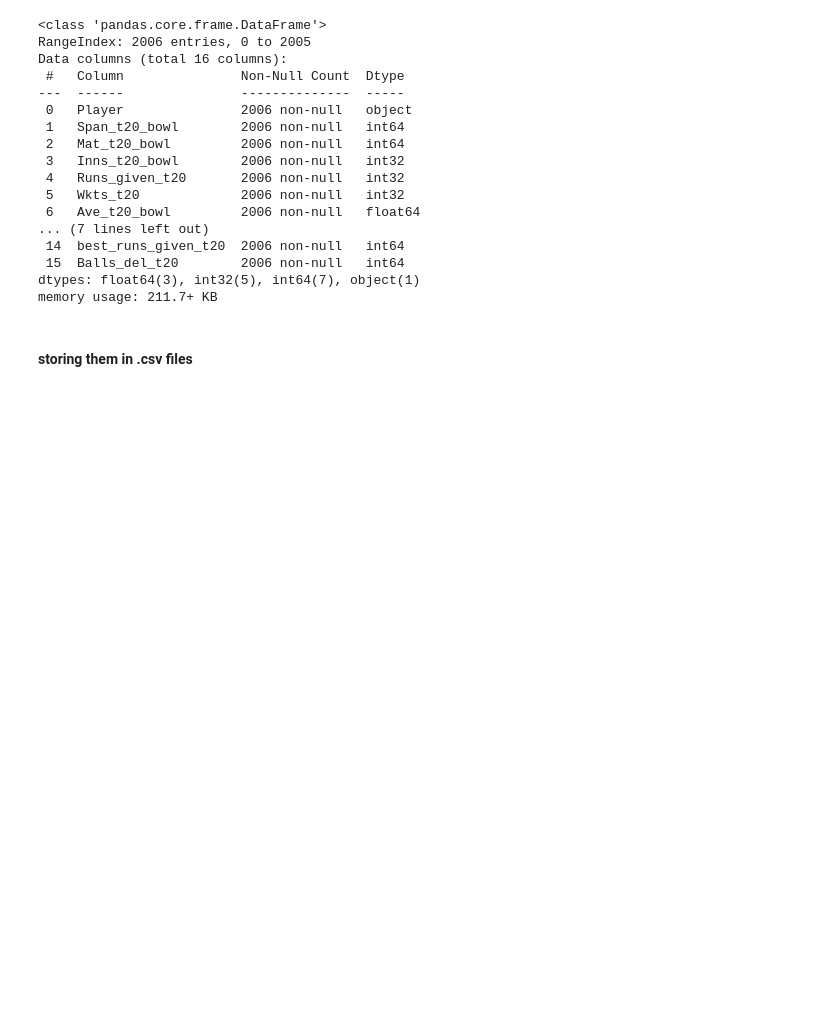
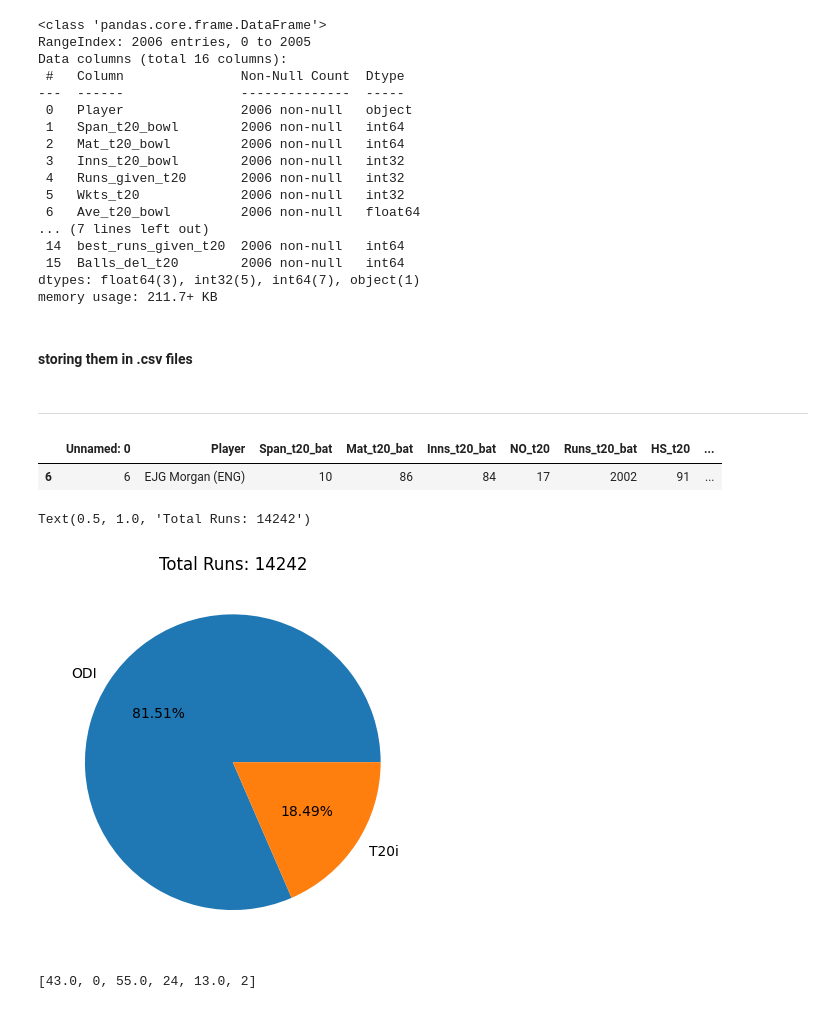
Before and after one commit to shivam-paul-19/cricket-player-analyzer, a Jupyter notebook: data_cleaning.ipynb, the cells around one changed output. Cells and saved outputs as stored; diff of their text form; code cells hidden in the pictures; blank space fills up the shorter version.

Commit message:
some charts added

```diff
--- a/data_cleaning.ipynb
+++ b/data_cleaning.ipynb
@@ -1104,0 +1105,41 @@ t20_bowl_df.to_csv(r"cleaned_data/t20_bowl.csv")
+# %% [markdown]
+----
+# %%
+odi_bat = pd.read_csv(r"cleaned_data\ODI_bat.csv")
+odi_bat = pd.DataFrame(odi_bat)
+odi_bowl = pd.read_csv(r"cleaned_data\ODI_bowl.csv")
+odi_bowl = pd.DataFrame(odi_bowl)
+
+t20_bat = pd.read_csv(r"cleaned_data\t20_bat.csv")
+t20_bat = pd.DataFrame(t20_bat)
+t20_bowl = pd.read_csv(r"cleaned_data\t20_bowl.csv")
+t20_bowl = pd.DataFrame(t20_bowl)
+# %%
+odi_runs = odi_bat.loc[(odi_bat['Player'] == "V Kohli (INDIA)")]['Runs_ODI_bat']
+t20_runs = t20_bat.loc[(t20_bat['Player'] == "V Kohli (INDIA)")]['Runs_t20_bat']
+
+total_runs = list(odi_runs) + list(t20_runs)
+# %%
+t20_bat.loc[(odi_bat['Player'] == "V Kohli (INDIA)")]
+# %% [output]
+|  | Unnamed: 0 | Player | Span_t20_bat | Mat_t20_bat | Inns_t20_bat | NO_t20 | Runs_t20_bat | HS_t20 | ... |
+| 6 | 6 | EJG Morgan (ENG) | 10 | 86 | 84 | 17 | 2002 | 91 | ... |
+# %%
+import matplotlib.pyplot as plt
+plt.pie(total_runs, labels=["ODI", "T20i"], autopct="%1.2f%%")
+plt.title(f"Total Runs: {total_runs[0] + total_runs[1]}")
+# %% [output]
+Text(0.5, 1.0, 'Total Runs: 14242')
+[figure, added]
+# %%
+_100s_ODI = odi_bat.loc[(odi_bat['Player'] == "V Kohli (INDIA)")]['100_ODI']
+_100s_t20 = t20_bat.loc[(t20_bat['Player'] == "V Kohli (INDIA)")]['100_t20']
+_50s_ODI = odi_bat.loc[(odi_bat['Player'] == "V Kohli (INDIA)")]['50_ODI']
+_50s_t20 = t20_bat.loc[(t20_bat['Player'] == "V Kohli (INDIA)")]['50_t20']
+_0s_ODI = odi_bat.loc[(odi_bat['Player'] == "V Kohli (INDIA)")]['0_ODI']
+_0s_t20 = t20_bat.loc[(t20_bat['Player'] == "V Kohli (INDIA)")]['0_t20']
+
+cents = list(_100s_ODI) + list(_100s_t20) + list(_50s_ODI) + list(_50s_t20) + list(_0s_ODI) + list(_0s_t20)
+cents
+# %% [output]
+[43.0, 0, 55.0, 24, 13.0, 2]
```
Also changed, not shown: parts of 2 cells of this notebook, 1 other file.
